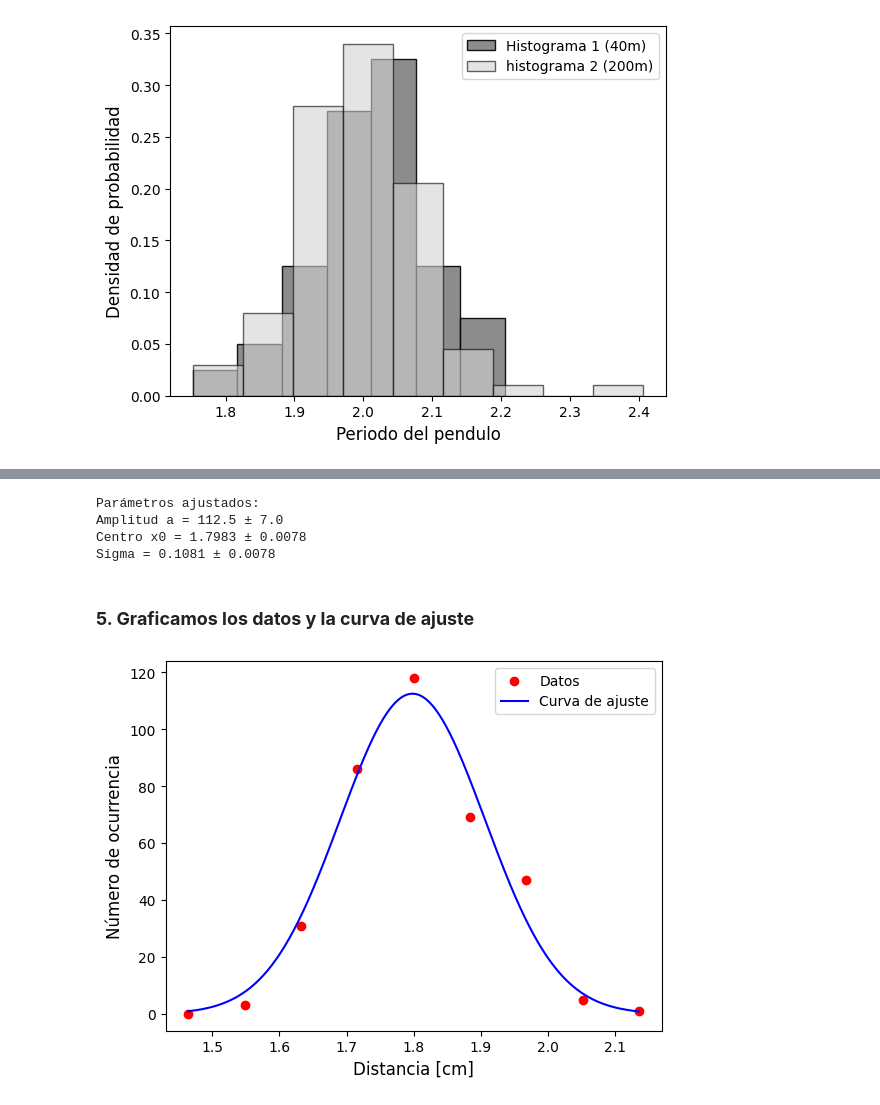
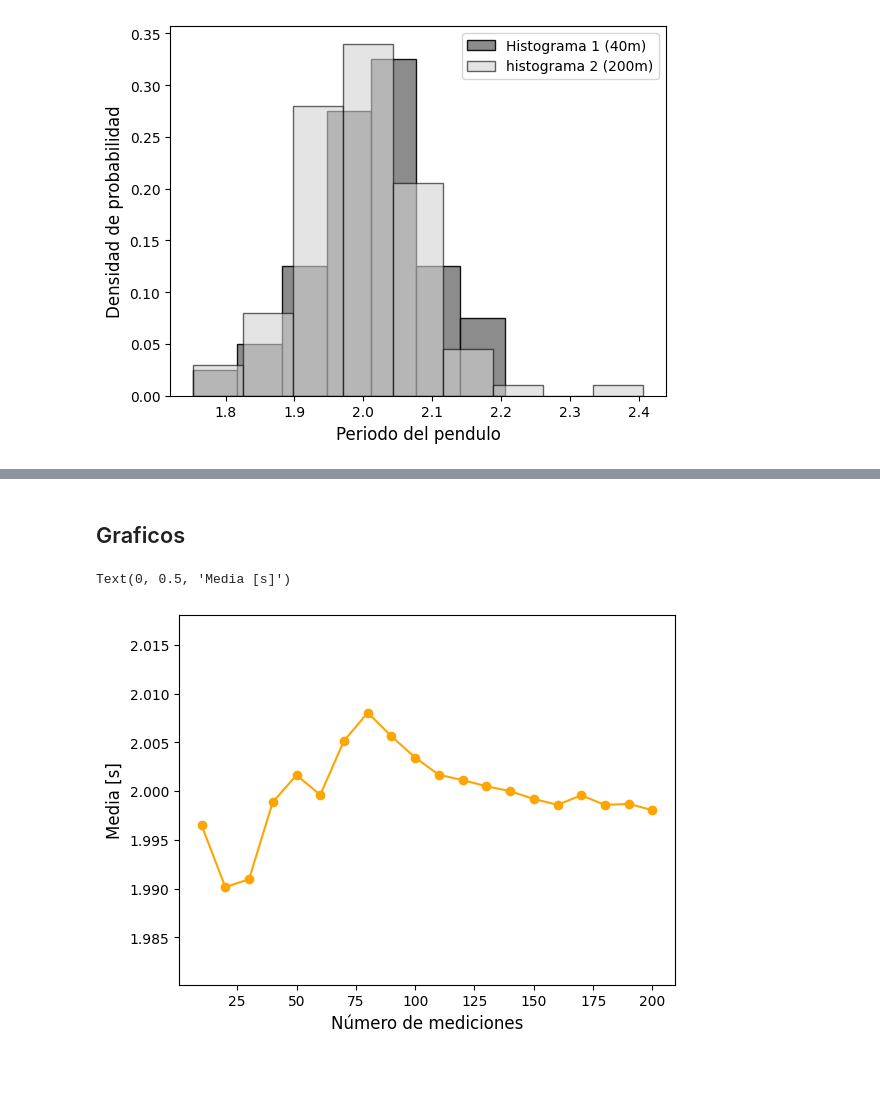
Before and after one commit to jerovernay/Laboratorio1, a Jupyter notebook: Tp1/Tp1_2.ipynb, the cells around one changed output, grey strips where cells are left out. Drawn from its saved outputs; the diff is of its cells as text; code cells hidden in the pictures; blank space fills up the shorter version.

```diff
--- a/Tp1/Tp1_2.ipynb
+++ b/Tp1/Tp1_2.ipynb
@@ -164,34 +196,19 @@ p0 = [120, 1.8, 0.1] significa:
-# %%
-# Ajuste
-parametros, covarianza = curve_fit(gaussiana, X, Y, p0=[120, 1.8, 0.1])
-a, x0, sigma = parametros
-
-# Calcular incerteza (desviación estándar) de cada parámetro
-incerteza = np.sqrt(np.diag(covarianza))
-
-# En el print mostramos los valores ajustados con su incerteza (criterio de 2 cifras significativas en el error).
-# CUIDADO: hay que definir el número de decimales en función del resultado obtenido
-print(f"Parámetros ajustados:")
-print(f"Amplitud a = {a:.1f} ± {incerteza[0]:.1f}")
-print(f"Centro x0 = {x0:.4f} ± {incerteza[1]:.4f}")
-print(f"Sigma = {sigma:.4f} ± {incerteza[2]:.4f}")
-# %% [output]
-Parámetros ajustados:
-Amplitud a = 112.5 ± 7.0
-Centro x0 = 1.7983 ± 0.0078
-Sigma = 0.1081 ± 0.0078
-# %% [markdown]
-### **5. Graficamos los datos y la curva de ajuste**
-# %%
-X_ajuste = np.linspace(min(X), max(X), 500)
-Y_ajuste = gaussiana(X_ajuste, a, x0, sigma)
-
-plt.scatter(X, Y, color='red', label='Datos')
-plt.plot(X_ajuste, Y_ajuste, color='blue', label='Curva de ajuste')
-plt.xlabel('Distancia [cm]', fontsize=12)          # nombre eje x
-plt.ylabel('Número de ocurrencia', fontsize=12)   # nombre eje y
-# plt.title('Ajuste Gaussiano de Y vs X')  #si quiero escribir un título en el gráfico
-plt.legend()
-plt.show()
-# %% [output]
-[figure, removed]
+# %% [markdown]
+## Graficos
+# %%
+N_datos = np.array([10,20,30,40,50,60,70,80,90,100,110,120,130,140,150,160,170,180,190,200])
+Ts = np.array([T_10,T_20, T_30, T_40, T_50, T_60, T_70, T_80, T_90, T_100, T_110, T_120, T_130, T_140, T_150, T_160, T_170, T_180, T_190, T_200 ])
+Ss = np.array([S_10, S_20, S_30, S_40, S_50, S_60, S_70, S_80, S_90, S_100, S_110, S_120, S_130, S_140, S_150, S_160, S_170, S_180, S_190, S_200 ])
+
+error_estandar = np.std(N200)/np.sqrt(200)
+
+# Grafico Media
+
+plt.figure(1)
+plt.plot(N_datos,Ts , 'o-', color='orange')
+plt.ylim(min(Ts)-0.01, max(Ts)+0.01)
+plt.xlabel('Número de mediciones', fontsize=12)
+plt.ylabel('Media [s]', fontsize=12)
+# %% [output]
+Text(0, 0.5, 'Media [s]')
+[figure, added]
```
Also changed, not shown: parts of 5 cells of this notebook.
